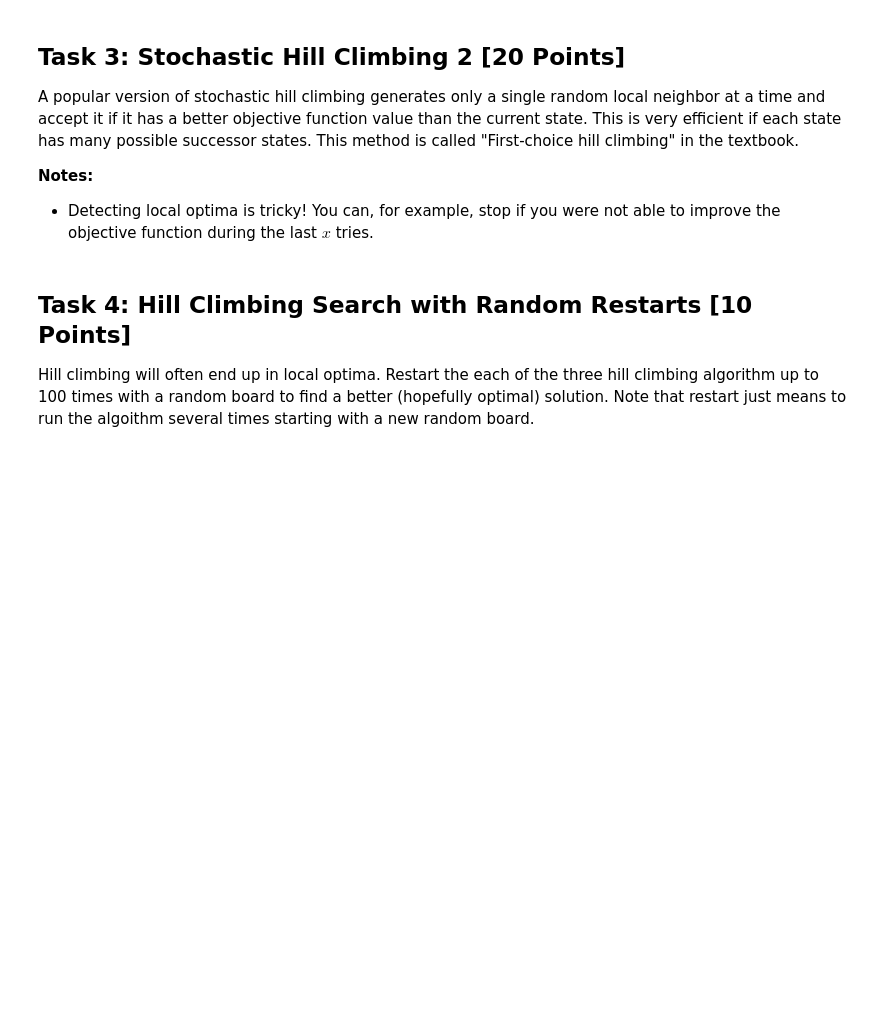
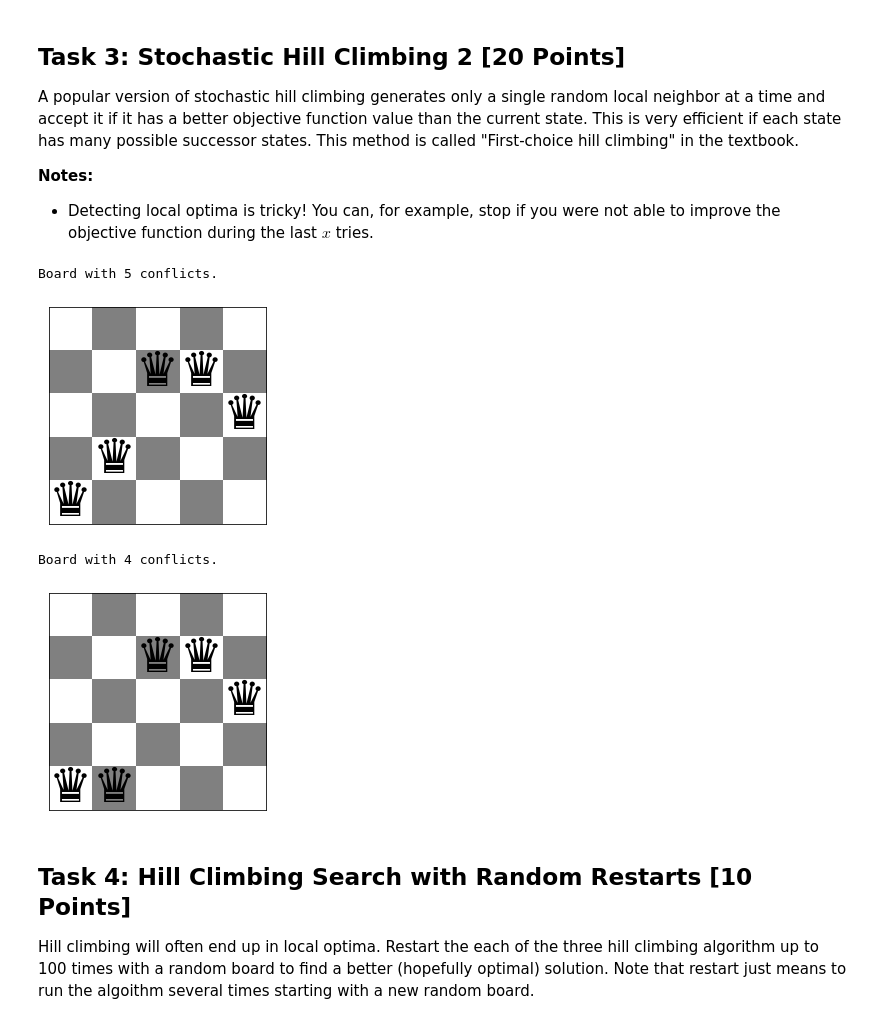
Before and after one commit to wyattsaltzman/CS7320-AI, a Jupyter notebook: Local_Search/n_queens.ipynb, the cells around one changed output. Cells and saved outputs as stored; diff of their text form; code cells hidden in the pictures; blank space fills up the shorter version.

```diff
--- a/Local_Search/n_queens.ipynb
+++ b/Local_Search/n_queens.ipynb
@@ -220,3 +279,46 @@ __Notes:__
+# %%
+def random_move(board):
+    show_board(board)
+    moves = []
+    copy = board.copy()
+    min_conflicts = conflicts(board)
+    start_conflicts = conflicts(board)
+    for i in range(len(board)):
+        check = board.copy()
+        if board[i] == 0:
+            board[i] += 1
+            curr = conflicts(board)
+        elif board[i] == len(board) - 1:
+            board[i] -= 1
+            curr = conflicts(board)
+        else:
+            board[i] += 1
+            check[i] -= 1
+            down = conflicts(board)
+            up = conflicts(check)
+            if down > up:
+                curr = up
+                board = check.copy()
+            elif up > down: curr = down
+            else: curr = down
+        if curr < min_conflicts:
+            min_conflicts = curr
+        moves.append(board)
+        board = copy.copy()
+    for i in range(30):
+        np.random.shuffle(moves)
+        rando_con = conflicts(moves[0])
+        if rando_con < start_conflicts:
+            break
+     # shuffles board to randomly choose move
+    return moves[0]
+ween = random_move(random_board(5))
+show_board(ween)
+# %% [output]
+Board with 5 conflicts.
+[figure, added]
+Board with 4 conflicts.
+[figure, added]
 # %% [markdown]
 ## Task 4: Hill Climbing Search with Random Restarts [10 Points]
 
```
Also changed, not shown: parts of 7 cells of this notebook.
